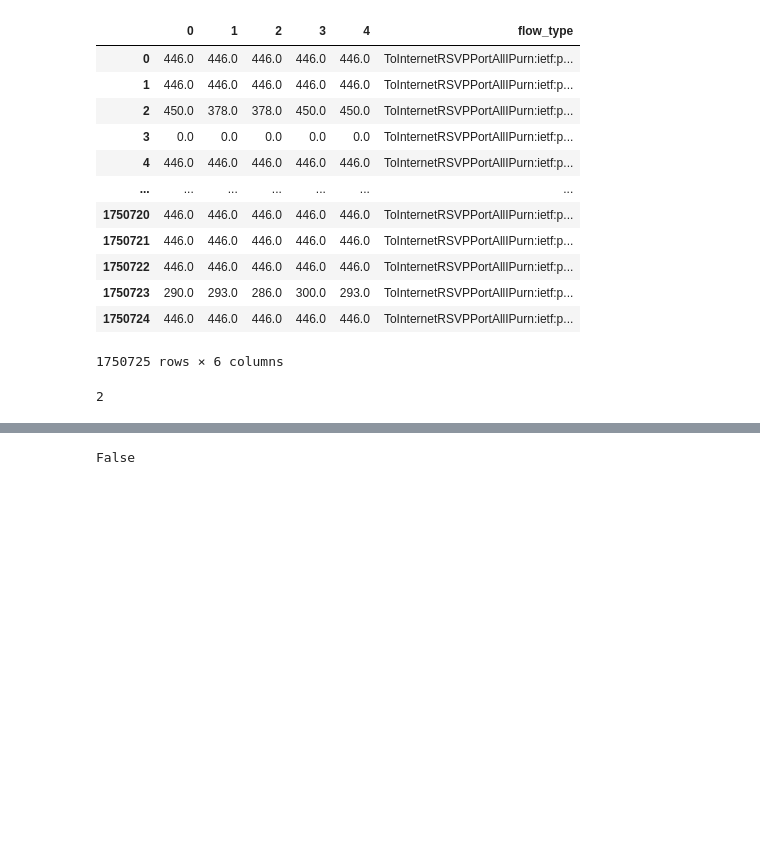
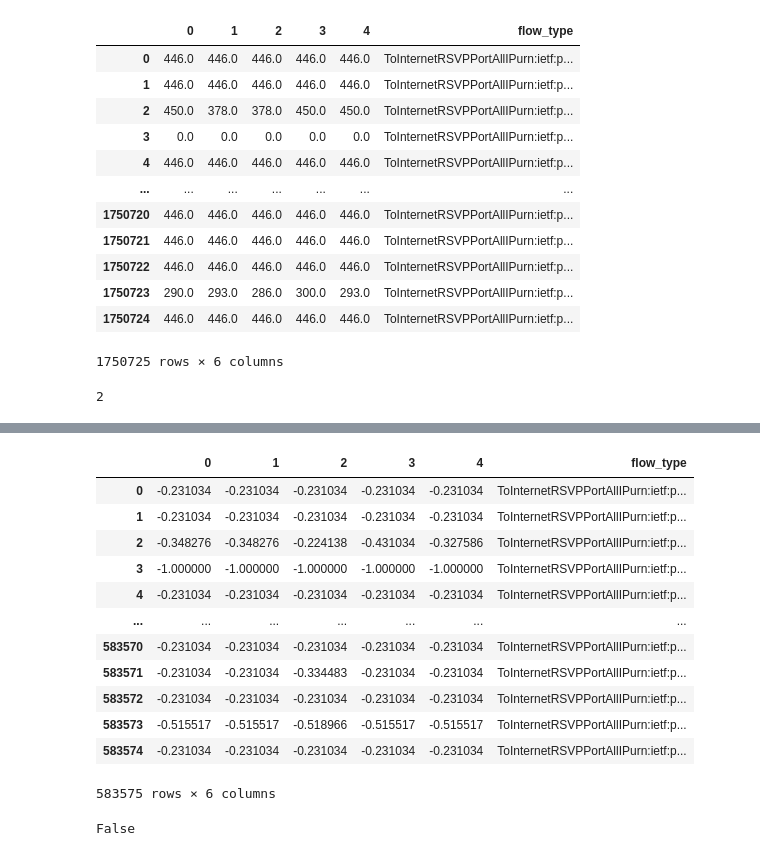
Before and after one commit to MillenniumForce/DATA3001, a Jupyter notebook: deep_learning/Feature_Engineering.ipynb, the cells around one changed output, grey strips where cells are left out. Cells and saved outputs as stored; diff of their text form; code cells hidden in the pictures; blank space fills up the shorter version.

```diff
--- a/deep_learning/Feature_Engineering.ipynb
+++ b/deep_learning/Feature_Engineering.ipynb
@@ -285,3 +328,19 @@ BrokenProcessPool: ignored
+# %%
+flow_datasets[0]
+# %% [output]
+|  | 0 | 1 | 2 | 3 | 4 | flow_type |
+| 0 | -0.231034 | -0.231034 | -0.231034 | -0.231034 | -0.231034 | ToInternetRSVPPortAllIPurn:ietf:p... |
+| 1 | -0.231034 | -0.231034 | -0.231034 | -0.231034 | -0.231034 | ToInternetRSVPPortAllIPurn:ietf:p... |
+| 2 | -0.348276 | -0.348276 | -0.224138 | -0.431034 | -0.327586 | ToInternetRSVPPortAllIPurn:ietf:p... |
+| 3 | -1.000000 | -1.000000 | -1.000000 | -1.000000 | -1.000000 | ToInternetRSVPPortAllIPurn:ietf:p... |
+| 4 | -0.231034 | -0.231034 | -0.231034 | -0.231034 | -0.231034 | ToInternetRSVPPortAllIPurn:ietf:p... |
+| ... | ... | ... | ... | ... | ... | ... |
+| 583570 | -0.231034 | -0.231034 | -0.231034 | -0.231034 | -0.231034 | ToInternetRSVPPortAllIPurn:ietf:p... |
+| 583571 | -0.231034 | -0.231034 | -0.334483 | -0.231034 | -0.231034 | ToInternetRSVPPortAllIPurn:ietf:p... |
+| 583572 | -0.231034 | -0.231034 | -0.231034 | -0.231034 | -0.231034 | ToInternetRSVPPortAllIPurn:ietf:p... |
+| 583573 | -0.515517 | -0.515517 | -0.518966 | -0.515517 | -0.515517 | ToInternetRSVPPortAllIPurn:ietf:p... |
+| 583574 | -0.231034 | -0.231034 | -0.231034 | -0.231034 | -0.231034 | ToInternetRSVPPortAllIPurn:ietf:p... |
+583575 rows × 6 columns
 # %%
 fld = pd.concat(flow_datasets, axis=0)
 fld.columns = fld.columns.astype(str)
```
Also changed, not shown: parts of 22 cells of this notebook.
